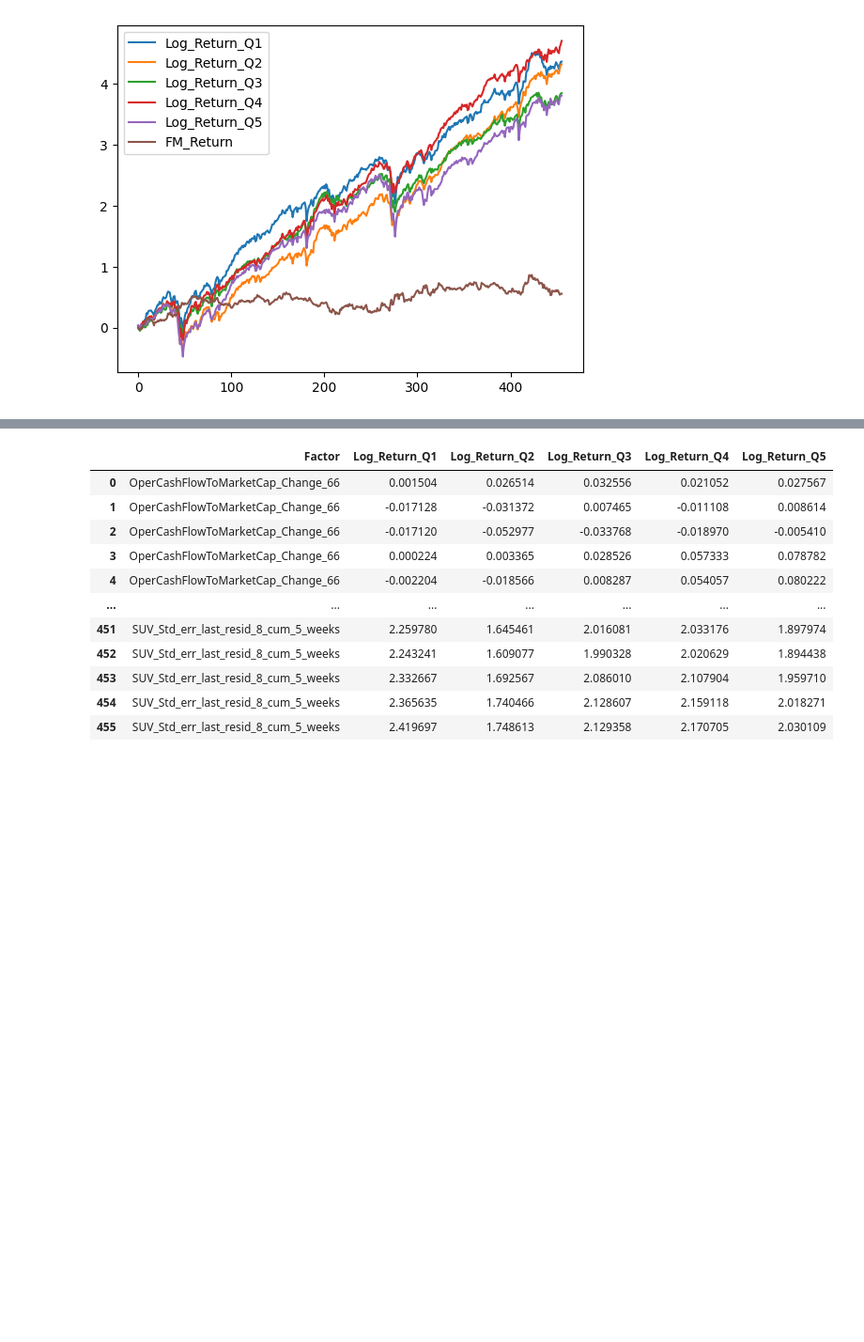
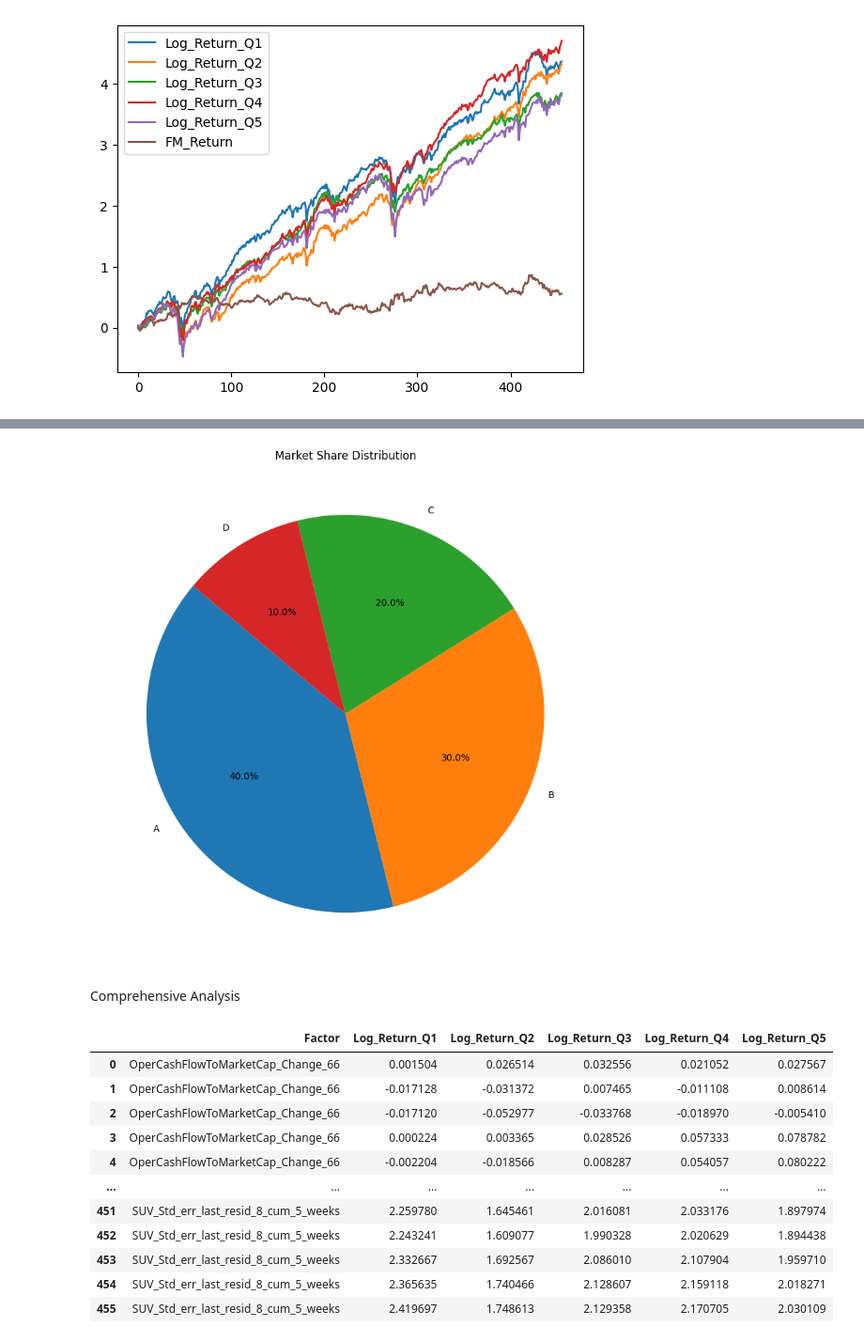
Before and after one commit to michaldufek/EBC-PYT, a Jupyter notebook: lecture_10/test.ipynb, the cells around one changed output, grey strips where cells are left out. Shown at 94% size. Drawn from its saved outputs; the diff is of its cells as text; code cells hidden in the pictures; blank space fills up the shorter version.

```diff
--- a/lecture_10/test.ipynb
+++ b/lecture_10/test.ipynb
@@ -359,3 +428,24 @@ df_csv.iloc[:, 6:].cumsum().plot()
+# %%
+# Creating a DataFrame for market share data
+data = {
+    "Company": ["A", "B", "C", "D"],
+    "Market_Share": [40, 30, 20, 10]
+}
+
+df = pd.DataFrame(data)
+
+# Creating a pie chart to show market share distribution
+plt.figure(figsize=(8, 8))
+plt.pie(df["Market_Share"], labels=df["Company"], autopct="%1.1f%%", startangle=140)
+
+plt.title("Market Share Distribution")
+plt.tight_layout()
+
+plt.show()
+# %% [output]
+[figure, added]
+# %% [markdown]
+Comprehensive Analysis
 # %%
 def quantile_long_pfolios(fm_returns:pd.DataFrame, bins=5, show_factors=False) -> pd.DataFrame:
     '''Calculate cumulative equity for all factors and all quantiles'''
```
Also changed, not shown: parts of 3 cells of this notebook.
